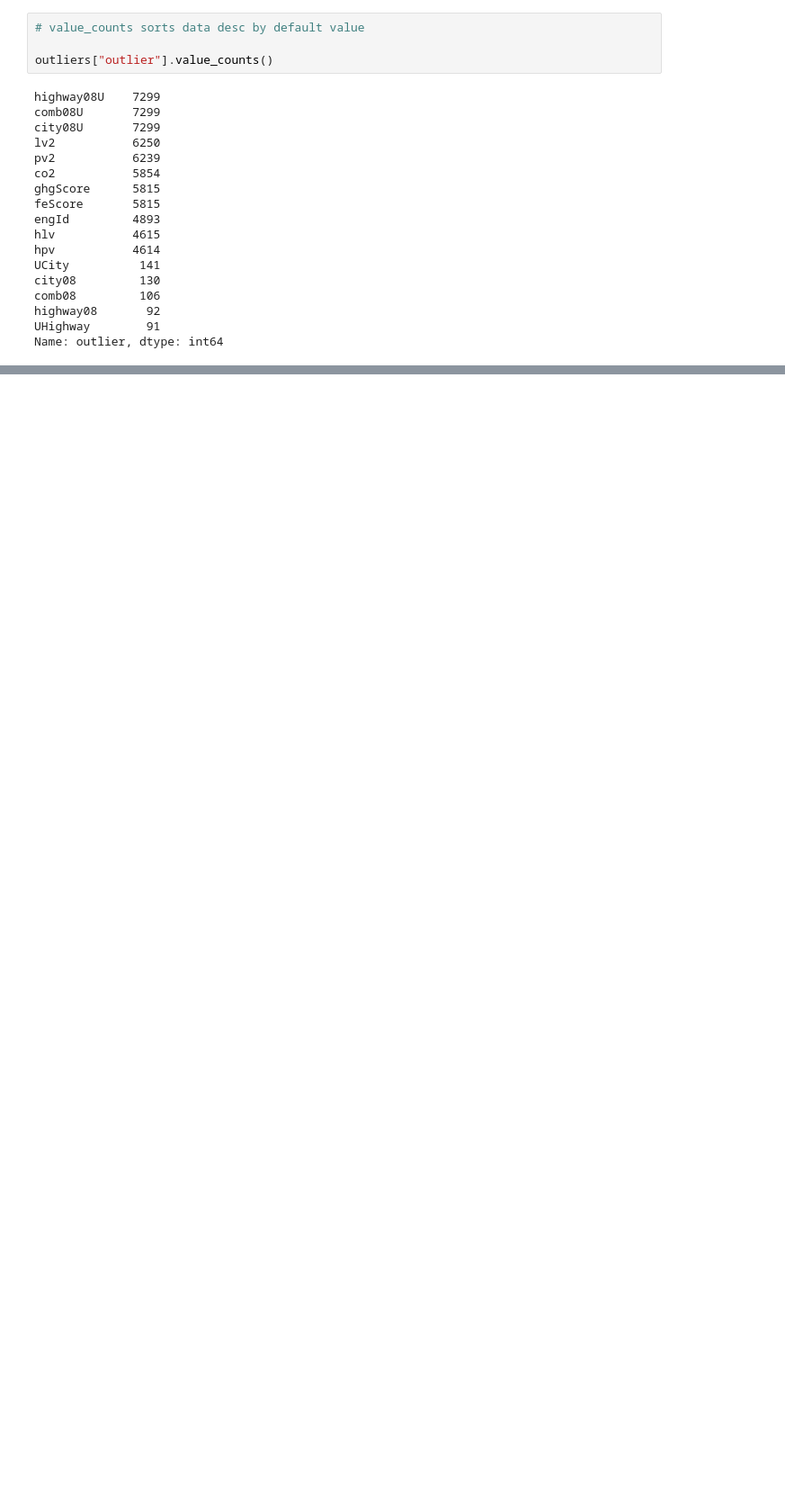
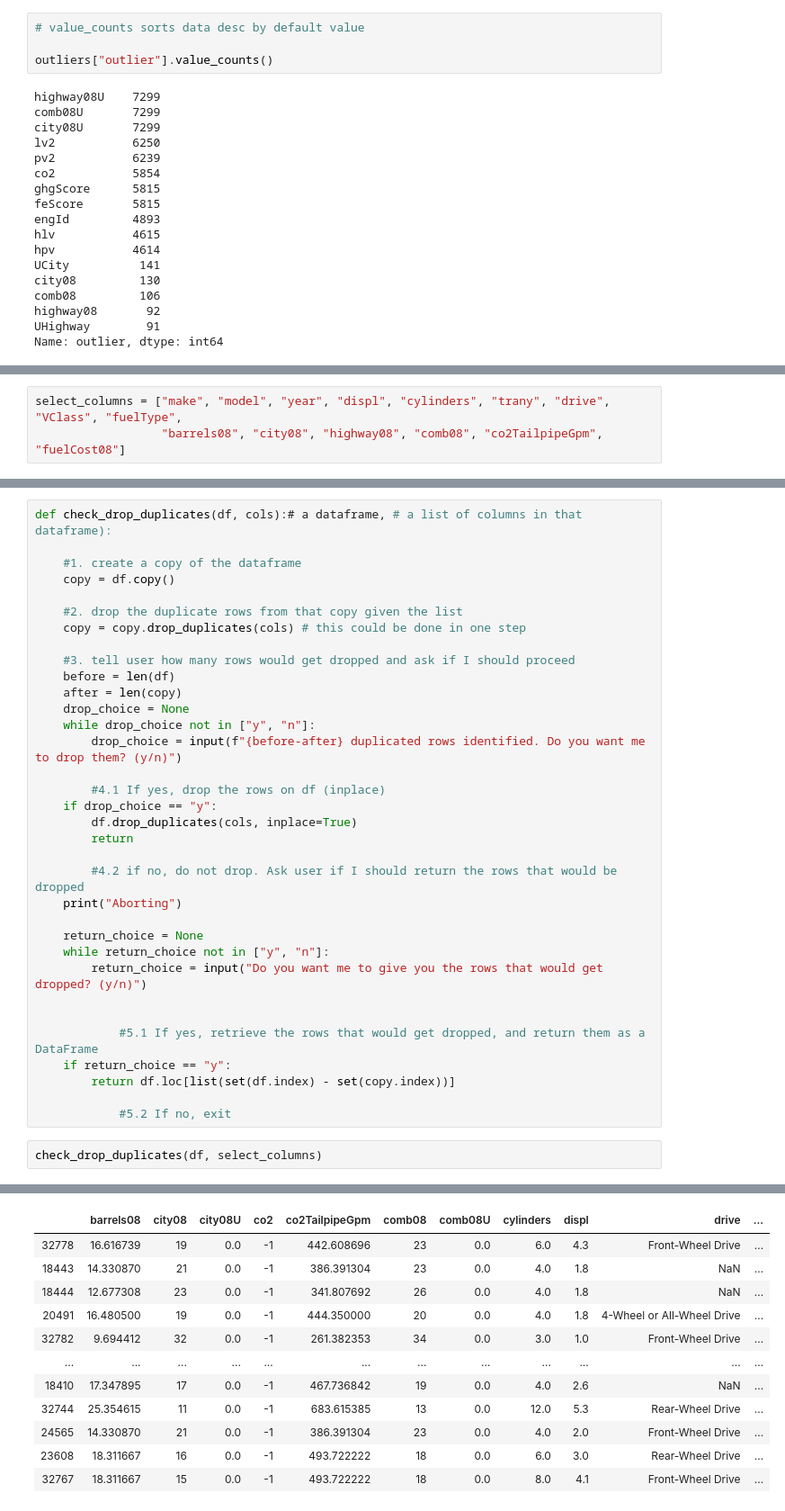
Before and after one commit to ironhack-datalabs/data-ber-10-19, a Jupyter notebook: Lesson_data_cleaning_vehicles_example.ipynb, the cells around one changed output, grey strips where cells are left out. Shown at 90% size. Saved outputs shown, nothing was run; the diff lists cells and outputs as text; blank space fills up the shorter version.

```diff
--- a/Lesson_data_cleaning_vehicles_example.ipynb
+++ b/Lesson_data_cleaning_vehicles_example.ipynb
@@ -329,0 +415,3 @@ Name: outlier, dtype: int64
+# %%
+select_columns = ["make", "model", "year", "displ", "cylinders", "trany", "drive", "VClass", "fuelType",
+                  "barrels08", "city08", "highway08", "comb08", "co2TailpipeGpm", "fuelCost08"]
@@ -329,0 +432,37 @@ Name: outlier, dtype: int64
+# %%
+def check_drop_duplicates(df, cols):# a dataframe, # a list of columns in that dataframe):
+
+    #1. create a copy of the dataframe
+    copy = df.copy()
+
+    #2. drop the duplicate rows from that copy given the list
+    copy = copy.drop_duplicates(cols) # this could be done in one step
+
+    #3. tell user how many rows would get dropped and ask if I should proceed
+    before = len(df)
+    after = len(copy)
+    drop_choice = None
+    while drop_choice not in ["y", "n"]:
+        drop_choice = input(f"{before-after} duplicated rows identified. Do you want me to drop them? (y/n)")
+
+        #4.1 If yes, drop the rows on df (inplace)
+    if drop_choice == "y":
+        df.drop_duplicates(cols, inplace=True)
+        return
+
+        #4.2 if no, do not drop. Ask user if I should return the rows that would be dropped
+    print("Aborting")
+
+    return_choice = None
+    while return_choice not in ["y", "n"]:
+        return_choice = input("Do you want me to give you the rows that would get dropped? (y/n)")
+
+
+            #5.1 If yes, retrieve the rows that would get dropped, and return them as a DataFrame
+    if return_choice == "y":
+        return df.loc[list(set(df.index) - set(copy.index))]
+
+            #5.2 If no, exit
+# %%
+check_drop_duplicates(df, select_columns)
+# %% [output]
@@ -329,0 +472,12 @@ Name: outlier, dtype: int64
+|  | barrels08 | city08 | city08U | co2 | co2TailpipeGpm | comb08 | comb08U | cylinders | displ | drive | ... |
+| 32778 | 16.616739 | 19 | 0.0 | -1 | 442.608696 | 23 | 0.0 | 6.0 | 4.3 | Front-Wheel Drive | ... |
+| 18443 | 14.330870 | 21 | 0.0 | -1 | 386.391304 | 23 | 0.0 | 4.0 | 1.8 | NaN | ... |
+| 18444 | 12.677308 | 23 | 0.0 | -1 | 341.807692 | 26 | 0.0 | 4.0 | 1.8 | NaN | ... |
+| 20491 | 16.480500 | 19 | 0.0 | -1 | 444.350000 | 20 | 0.0 | 4.0 | 1.8 | 4-Wheel or All-Wheel Drive | ... |
+| 32782 | 9.694412 | 32 | 0.0 | -1 | 261.382353 | 34 | 0.0 | 3.0 | 1.0 | Front-Wheel Drive | ... |
+| ... | ... | ... | ... | ... | ... | ... | ... | ... | ... | ... | ... |
+| 18410 | 17.347895 | 17 | 0.0 | -1 | 467.736842 | 19 | 0.0 | 4.0 | 2.6 | NaN | ... |
+| 32744 | 25.354615 | 11 | 0.0 | -1 | 683.615385 | 13 | 0.0 | 12.0 | 5.3 | Rear-Wheel Drive | ... |
+| 24565 | 14.330870 | 21 | 0.0 | -1 | 386.391304 | 23 | 0.0 | 4.0 | 2.0 | Front-Wheel Drive | ... |
+| 23608 | 18.311667 | 16 | 0.0 | -1 | 493.722222 | 18 | 0.0 | 6.0 | 3.0 | Rear-Wheel Drive | ... |
+| 32767 | 18.311667 | 15 | 0.0 | -1 | 493.722222 | 18 | 0.0 | 8.0 | 4.1 | Front-Wheel Drive | ... |
```
Also changed, not shown: parts of 13 cells of this notebook.
